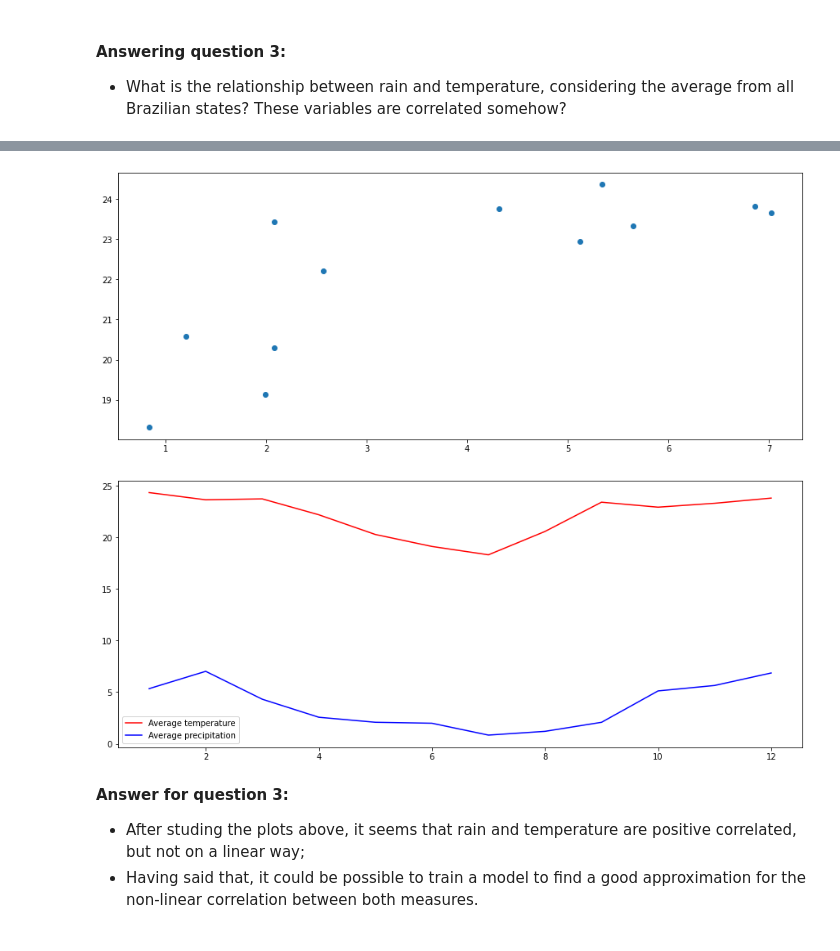
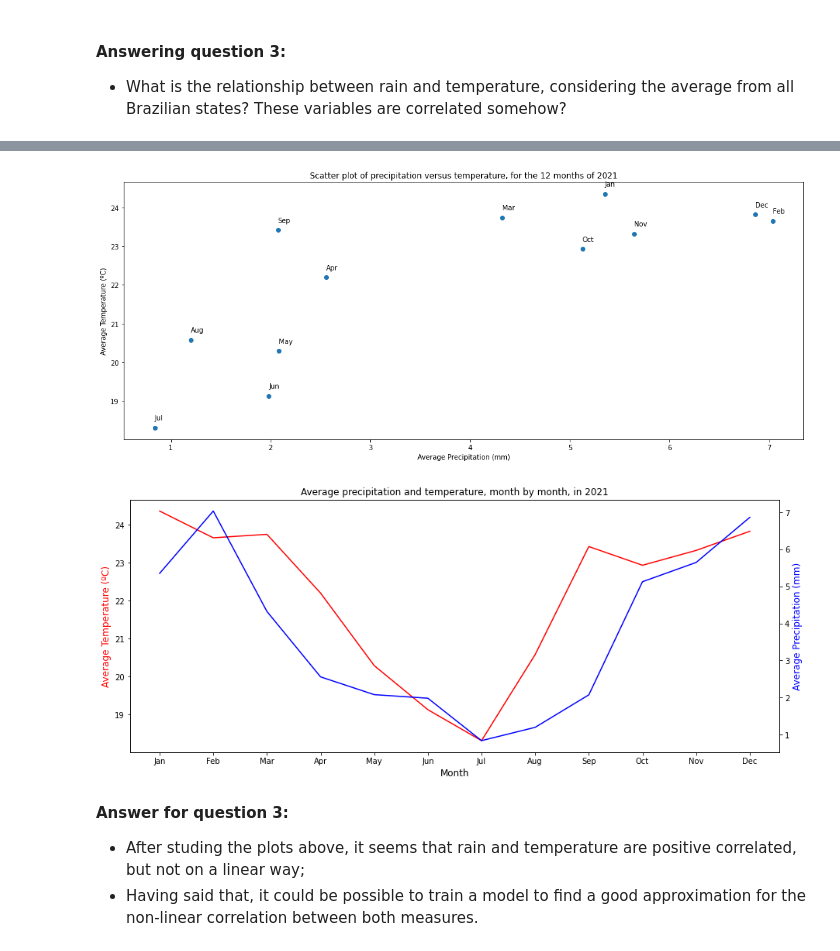
Before and after one commit to alexkeila/udacity_data_science_nanodegree_project_1, a Jupyter notebook: Project - Write a Data Science Blog Post.ipynb, the cells around one changed output, grey strips where cells are left out. Saved outputs shown, nothing was run; the diff lists cells and outputs as text; code cells hidden in the pictures.

Commit message:
Last version of the notebook, with new plots

```diff
--- a/Project - Write a Data Science Blog Post.ipynb
+++ b/Project - Write a Data Science Blog Post.ipynb
@@ -421,6 +422,7 @@ df_temperature['avg_temperature'].hist(bins=26);
 # creating a column with the month of the measurement:
 df_historical['month'] = df_historical['measure_date'].dt.month
 df_historical['month'] = df_historical['month'].astype(int)
+df_historical['month_name'] = df_historical['month'].apply(lambda x: calendar.month_abbr[x])
 
 df_historical.head()
 # %% [output]
@@ -462,7 +473,7 @@ for state in list_states:
 - What is the relationship between rain and temperature, considering the average from all Brazilian states? These variables are correlated somehow?
 # %%
 # checking the average temperature and rain precipitation for all states together, month by month:
-df_all_brazil = df_historical.groupby('month', as_index=False).agg({
+df_all_brazil = df_historical.groupby(['month', 'month_name'], as_index=False).agg({
     'measure_date': ['count', 'nunique', 'min', 'max'],
     'state': ['nunique'],
     'weather_station_name': ['nunique'],
@@ -471,7 +482,7 @@ df_all_brazil = df_historical.groupby('month', as_index=False).agg({
   })
 
 df_all_brazil.columns = df_all_brazil.columns.droplevel(0)
-df_all_brazil.columns = ['month', 'number_measures', 'distinct_days', 'min_data', 'max_data',
+df_all_brazil.columns = ['month', 'month_name', 'number_measures', 'distinct_days', 'min_data', 'max_data',
                          'num_states', 'num_stations',
                          'total_precipitation', 'avg_precipitation', 'median_precipitation', 'min_precipitation', 'max_precipitation',
                          'avg_temperature', 'median_temperature', 'min_temperature', 'max_temperature']
@@ -494,21 +505,39 @@ df_all_brazil.sort_values(by=['month'], ascending=True)
 # %%
 # plotting a scatter plot to compare rain precipitation and temperature:
-plt.figure(figsize=(15, 6))
+plt.figure(figsize=(18, 7))
 plt.scatter(data=df_all_brazil, x='avg_precipitation', y='avg_temperature');
+
+plt.title('Scatter plot of precipitation versus temperature, for the 12 months of 2021');
+plt.xlabel('Average Precipitation (mm)');
+plt.ylabel('Average Temperature (ºC)')
+
+# Loop for annotation of all points
+for idx, row in df_all_brazil.iterrows():
+    plt.annotate(row['month_name'], (row['avg_precipitation'], row['avg_temperature'] + 0.2));
+
 plt.show()
 
 # they seem to have a relationship, but not linear!!
 # %% [output]
-[figure, old version]
+[figure, new version]
 # %%
 # now, plotting a line plot by month, with both rain and temperature:
-plt.figure(figsize=(15, 6))
-plt.plot(df_all_brazil['month'], df_all_brazil['avg_temperature'], c='r', label='Average temperature');
-plt.plot(df_all_brazil['month'], df_all_brazil['avg_precipitation'], c='b', label='Average precipitation');
-plt.legend();
+fig, ax = plt.subplots(figsize=(15, 6))
+
+ax.set_xlabel("Month", fontsize=12)
+
+ax.plot(df_all_brazil['month_name'], df_all_brazil['avg_temperature'], c='r', label='Average temperature');
+ax.set_ylabel("Average Temperature (ºC)", color="red", fontsize=12)
+
+ax2 = ax.twinx()
+ax2.plot(df_all_brazil['month_name'], df_all_brazil['avg_precipitation'], c='b', label='Average precipitation')
+ax2.set_ylabel("Average Precipitation (mm)",color="blue", fontsize=12)
+
+plt.title('Average precipitation and temperature, month by month, in 2021');
+
 plt.show()
 # %% [output]
-[figure, old version]
+[figure, new version]
 # %% [markdown]
 **Answer for question 3:**
 - After studing the plots above, it seems that rain and temperature are positive correlated, but not on a linear way;
```
Also changed, not shown: parts of 14 cells of this notebook.
